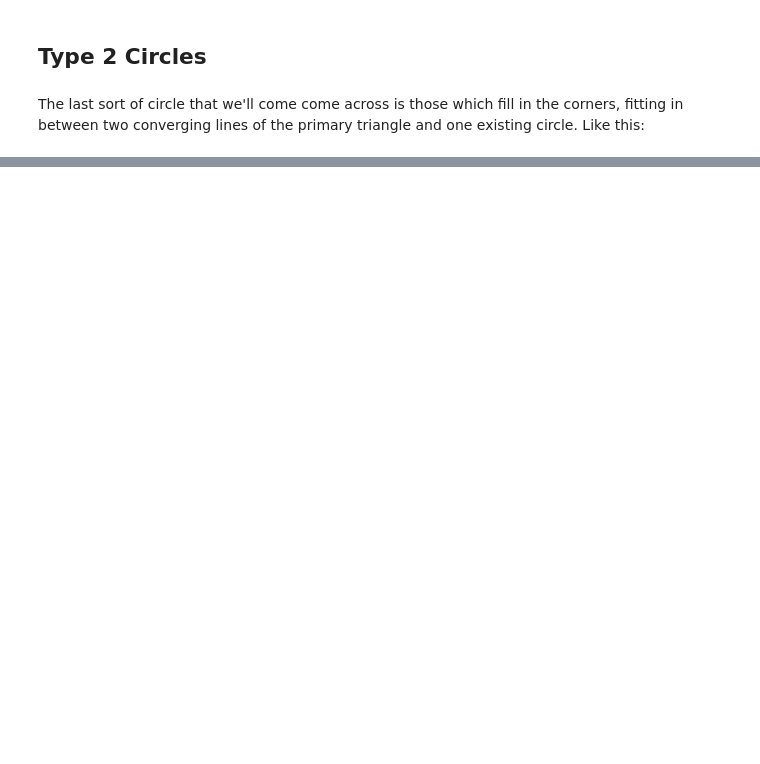
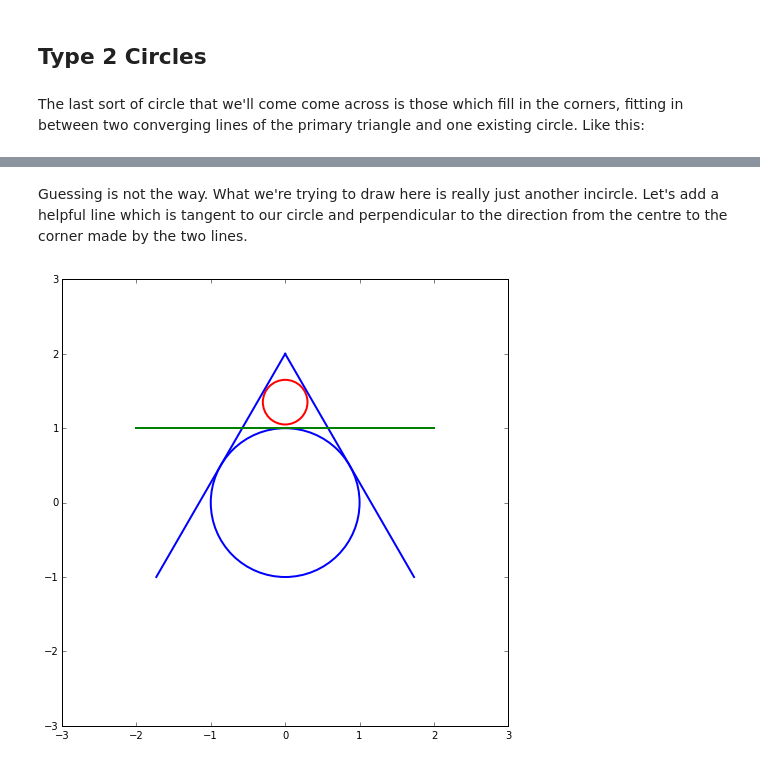
Before and after one commit to drpeteb/fractal-circles, a Jupyter notebook: Fractal-Circles.ipynb, the cells around one changed output, grey strips where cells are left out. Drawn from its saved outputs; the diff is of its cells as text; code cells hidden in the pictures; blank space fills up the shorter version.

```diff
--- a/Fractal-Circles.ipynb
+++ b/Fractal-Circles.ipynb
@@ -389,0 +431,7 @@ The last sort of circle that we'll come come across is those which fill in the c
+# %% [markdown]
+Guessing is not the way. What we're trying to draw here is really just another incircle. Let's add a helpful line which is tangent to our circle and perpendicular to the direction from the centre to the corner made by the two lines.
+# %%
+fig.gca().plot([-2,2],[1,1],'g',linewidth=2)
+fig
+# %% [output]
+[figure, added]
```
Also changed, not shown: parts of 22 cells of this notebook.
